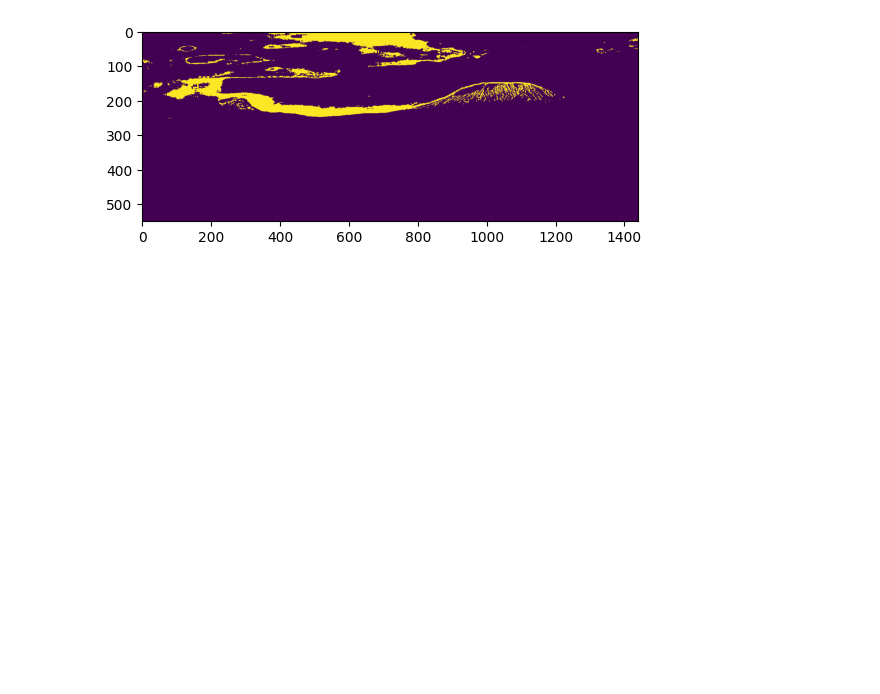
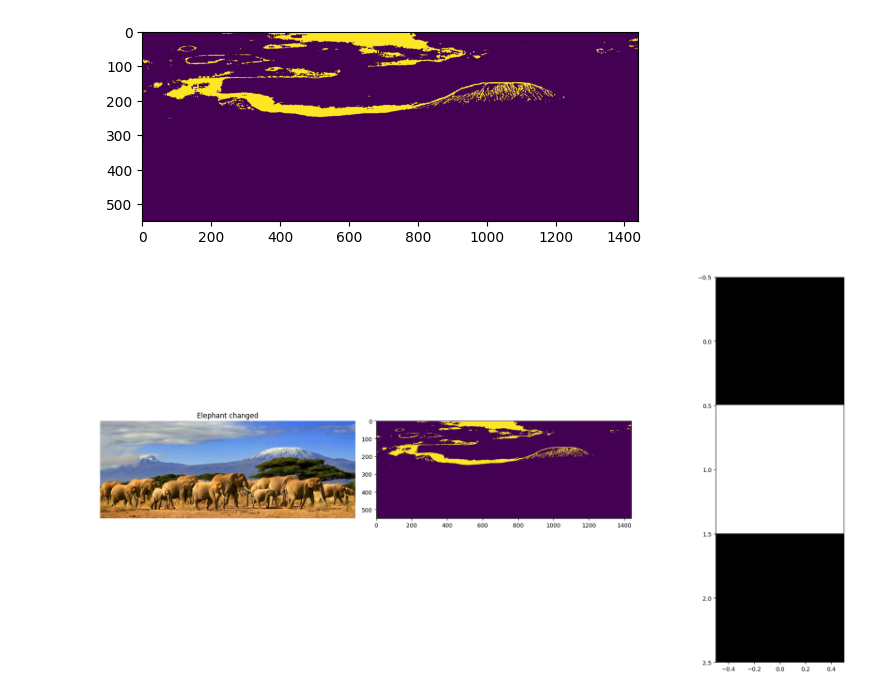
Before and after one commit to kunal12kumar/open_cv_practice, a Jupyter notebook: color_thresholding.ipynb, the cells around one changed output. Cells and saved outputs as stored; diff of their text form; code cells hidden in the pictures; blank space fills up the shorter version.

Commit message:
chANGED COLOR

```diff
--- a/color_thresholding.ipynb
+++ b/color_thresholding.ipynb
@@ -78,3 +78,6 @@ plt.imshow(mask)
 [figure]
 # %%
 # since now we got the color now we write code such that it replace the defined color  we want to change the white color to hte green color
+# %%
+green_hsv=np.uint8([[[60 ,255 ,255]]])
+green_bgr=cv2.cvtColor(green_hsv, cv2.COLOR_HSV2BGR)[0][0]   #here we are taking the third channel
@@ -80,0 +87,22 @@ plt.imshow(mask)
+# %%
+# in rgb
+green_rgb= cv2.cvtColor(green_bgr , cv2.COLOR_BGR2RGB)
+# %%
+# now replace the mask with the green_bgr
+fig , axes = plt.subplots(1 ,3 ,figsize=(20,10))
+axes[0].imshow(rgb_elephant)
+axes[0].set_title("Elephant original")
+axes[0].axis("off")
+
+axes[1].imshow(mask)
+axes[0].set_title("Elephant mask")
+axes[0].axis("off")
+
+axes[2].imshow(green_rgb)
+axes[0].set_title("Elephant changed")
+axes[0].axis("off")
+
+plt.tight_layout()
+plt.show()
+# %% [output]
+[figure, added]
```
Also changed, not shown: parts of 1 cell of this notebook.
